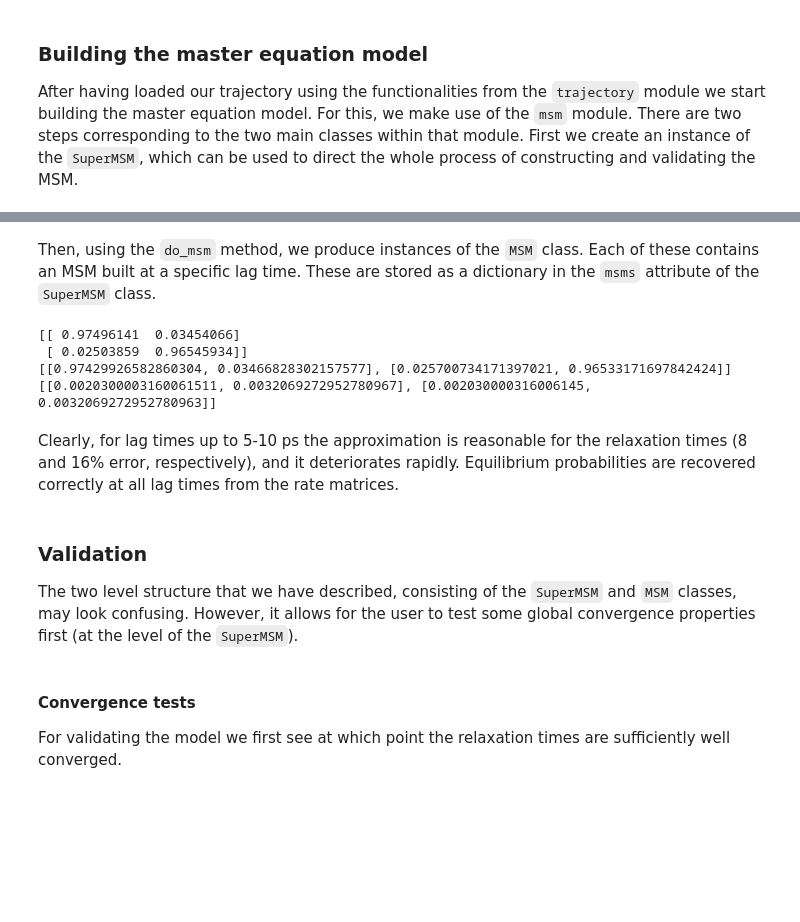
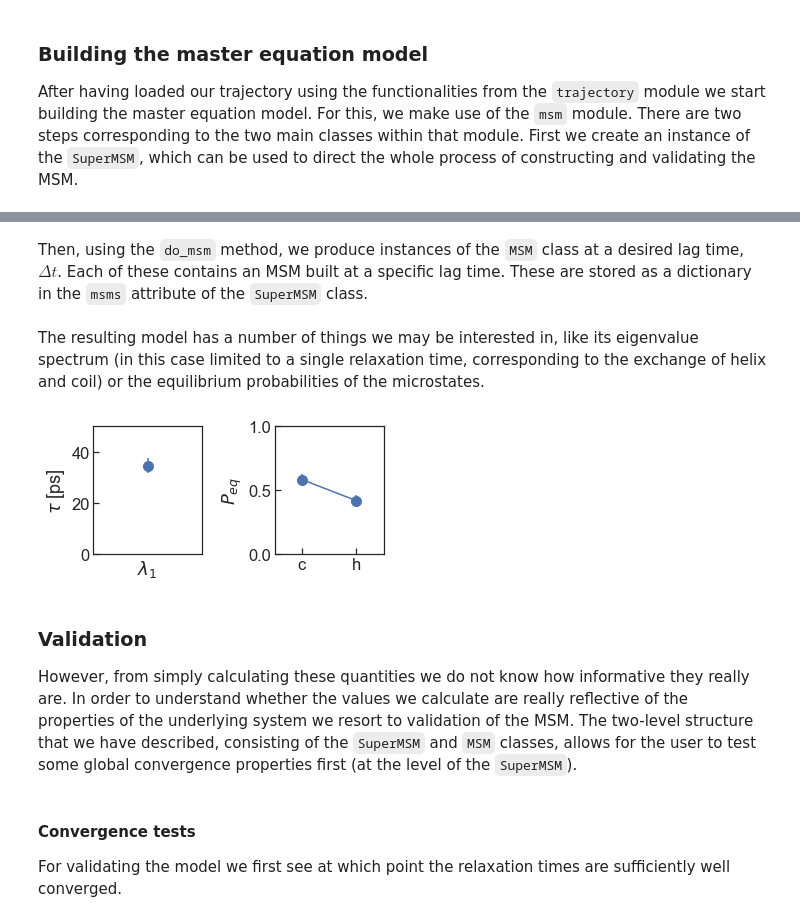
Before and after one commit to BioKT/MasterMSM, a Jupyter notebook: examples/alanine_dipeptide/ala_dipeptide.ipynb, the cells around one changed output, grey strips where cells are left out. Cells and saved outputs as stored; diff of their text form; code cells hidden in the pictures; blank space fills up the shorter version.

```diff
--- a/examples/alanine_dipeptide/ala_dipeptide.ipynb
+++ b/examples/alanine_dipeptide/ala_dipeptide.ipynb
@@ -91,28 +91,33 @@ msm_alaTB = msm.SuperMSM([tr])
      # states: 2
 # %% [markdown]
-Then, using the `do_msm` method, we produce instances of the `MSM` class. Each of these contains an MSM built at a specific lag time. These are stored as a dictionary in the `msms` attribute of the `SuperMSM` class.
+Then, using the `do_msm` method, we produce instances of the `MSM` class at a desired lag time, $\Delta t$. Each of these contains an MSM built at a specific lag time. These are stored as a dictionary in the `msms` attribute of the `SuperMSM` class.
 # %%
-#for i in [1, 2, 5, 7, 10, 20, 50, 100]:
-#    msm_alaTB.do_msm(i)
-#    msm_alaTB.msms[i].do_trans()
-#    msm_alaTB.msms[i].boots(plot=False)
+lagt = 1
+msm_alaTB.do_msm(lagt)
+msm_alaTB.msms[lagt].do_trans()
+msm_alaTB.msms[lagt].boots()
-# %%
-msm_alaTB.do_msm(2)
-msm_alaTB.msms[2].do_trans()
-msm_alaTB.msms[2].boots()
-print msm_alaTB.msms[2].trans
-print msm_alaTB.msms[2].trans_ave
-print msm_alaTB.msms[2].trans_std
-# %% [output]
-[[ 0.97496141  0.03454066]
- [ 0.02503859  0.96545934]]
-[[0.97429926582860304, 0.03466828302157577], [0.025700734171397021, 0.96533171697842424]]
-[[0.0020300003160061511, 0.0032069272952780967], [0.002030000316006145, 0.0032069272952780963]]
-# %% [markdown]
-Clearly, for lag times up to 5-10 ps the approximation is reasonable for the relaxation times (8 and 16% error, respectively), and it deteriorates rapidly. Equilibrium probabilities are recovered correctly at all lag times from the rate matrices.
+# %% [markdown]
+The resulting model has a number of things we may be interested in, like its eigenvalue spectrum (in this case limited to a single relaxation time, corresponding to the exchange of helix and coil) or the equilibrium probabilities of the microstates.
+# %%
+fig, ax = plt.subplots(1, 2, figsize=(5,2.5))
+ax[0].errorbar([1], msm_alaTB.msms[lagt].tau_ave, msm_alaTB.msms[lagt].tau_std ,fmt='o-', markersize=10)
+ax[1].errorbar([1,2], msm_alaTB.msms[lagt].peq_ave, msm_alaTB.msms[lagt].peq_std ,fmt='o-', markersize=10)
+
+ax[0].set_ylabel(r'$\tau$ [ps]', fontsize=18)
+ax[0].set_xlabel(r'$\lambda_1$', fontsize=18)
+ax[1].set_ylabel(r'$P_{eq}$', fontsize=18)
+ax[0].set_xticks([])
+ax[1].set_xticks([1,2])
+ax[1].set_xticklabels(labels[:2])
+ax[1].set_xlim(0.5,2.5)
+ax[0].set_ylim(0,50)
+ax[1].set_ylim(0,1)
+plt.tight_layout(w_pad=1)
+# %% [output]
+[figure, added]
 # %% [markdown]
 ### Validation
-The two level structure that we have described, consisting of the `SuperMSM` and `MSM` classes, may look confusing. However, it allows for the user to test some global convergence properties first (at the level of the `SuperMSM`).
+However, from simply calculating these quantities we do not know how informative they really are. In order to understand whether the values we calculate are really reflective of the properties of the underlying system we resort to validation of the MSM. The two-level structure that we have described, consisting of the `SuperMSM` and `MSM` classes, allows for the user to test some global convergence properties first (at the level of the `SuperMSM`).
 # %% [markdown]
 #### Convergence tests
 For validating the model we first see at which point the relaxation times are sufficiently well converged.
```
Also changed, not shown: parts of 21 cells of this notebook.
